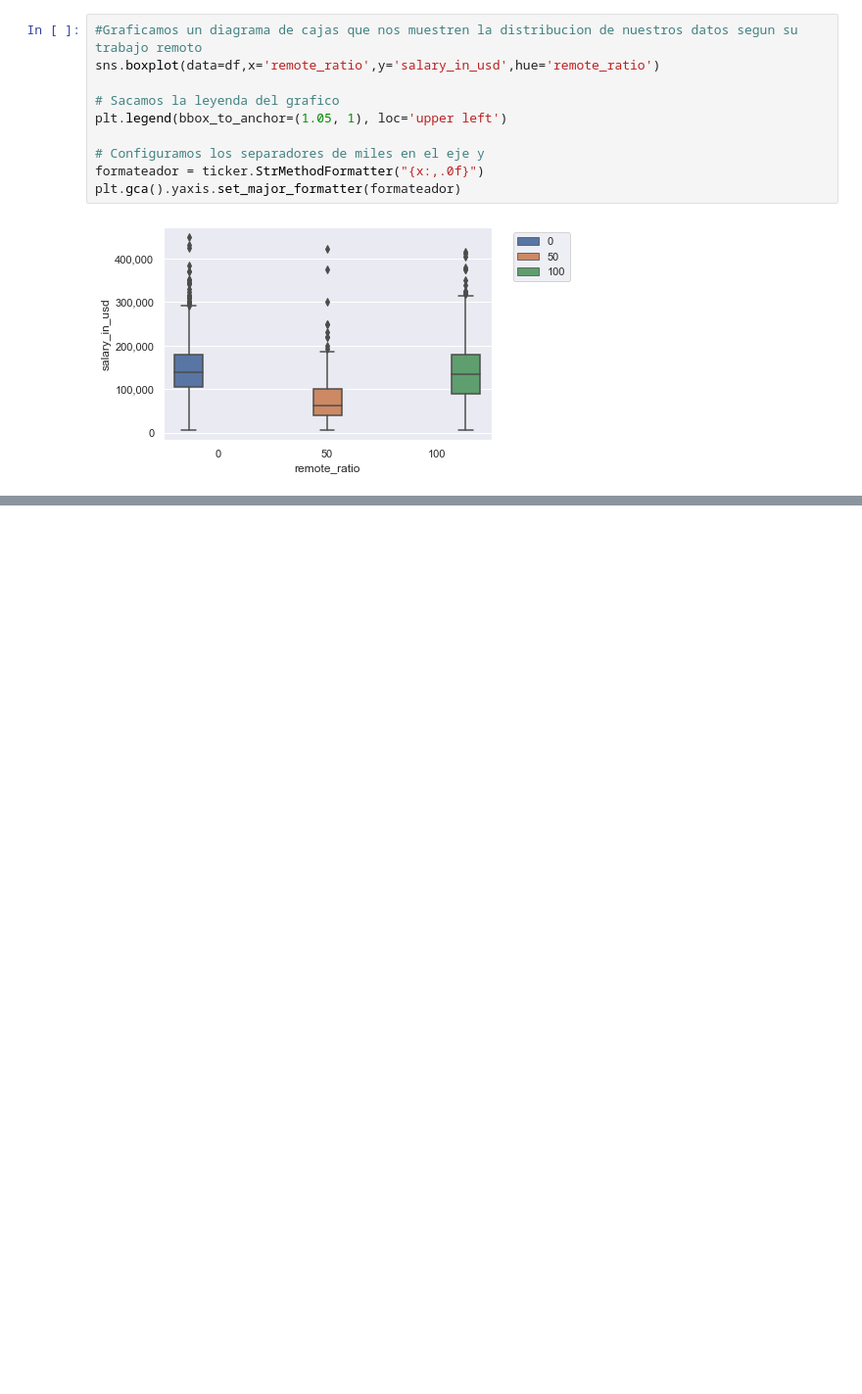
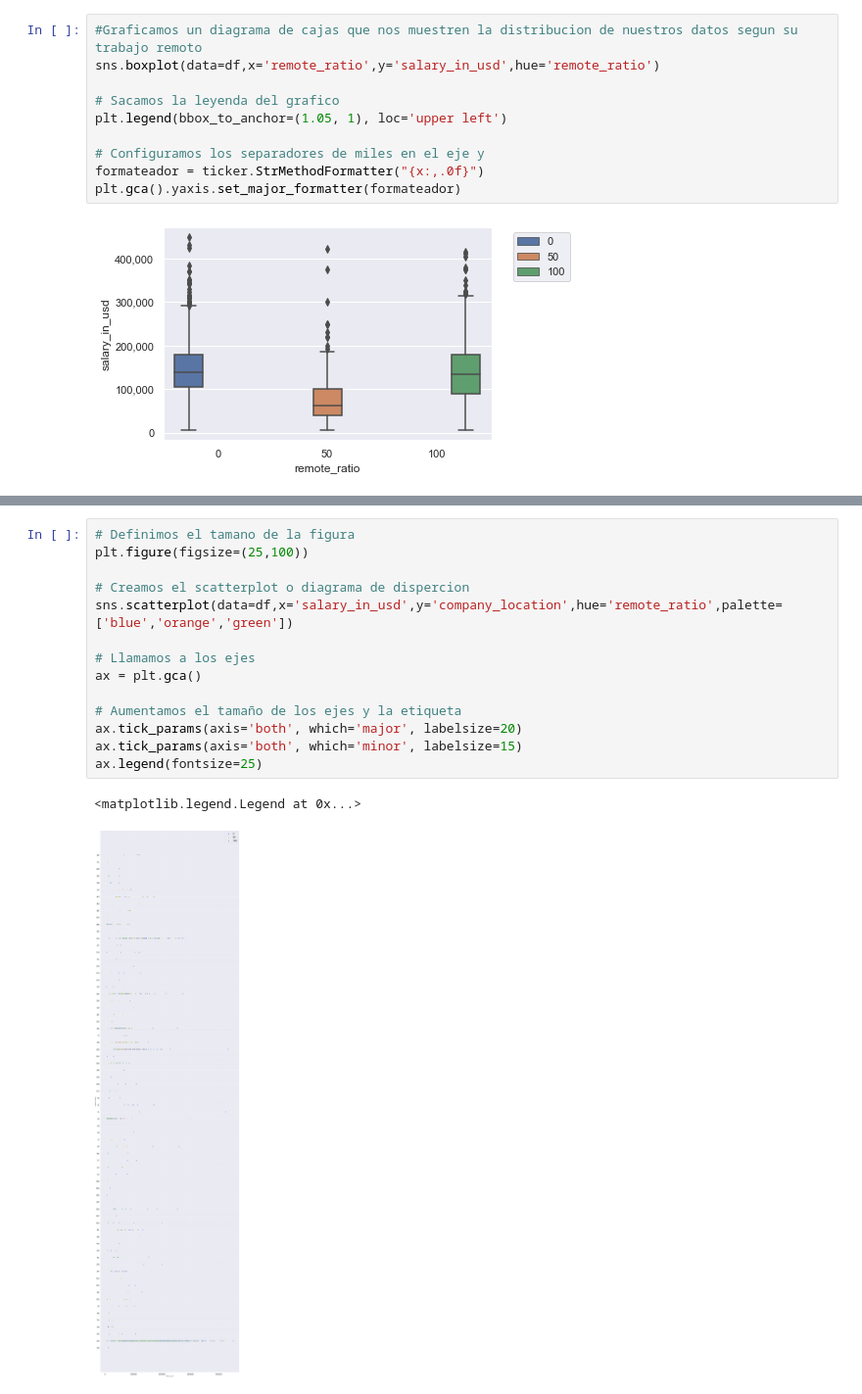
Before and after one commit to alecollado12/PortafolioDS, a Jupyter notebook: Proyects/Salarios de Data Science.ipynb, the cells around one changed output, grey strips where cells are left out. Shown: that part at 98% size. Saved outputs shown, nothing was run; the diff lists cells and outputs as text; blank space fills up the shorter version.

```diff
--- a/Proyects/Salarios de Data Science.ipynb
+++ b/Proyects/Salarios de Data Science.ipynb
@@ -334,0 +345,17 @@ En cuanto a los trabajadores hibridos podemos decir que estos tienen una peor co
+# %%
+# Definimos el tamano de la figura
+plt.figure(figsize=(25,100))
+
+# Creamos el scatterplot o diagrama de dispercion
+sns.scatterplot(data=df,x='salary_in_usd',y='company_location',hue='remote_ratio',palette=['blue','orange','green'])
+
+# Llamamos a los ejes
+ax = plt.gca()
+
+# Aumentamos el tamaño de los ejes y la etiqueta
+ax.tick_params(axis='both', which='major', labelsize=20)
+ax.tick_params(axis='both', which='minor', labelsize=15)
+ax.legend(fontsize=25)
+# %% [output]
+<matplotlib.legend.Legend at 0x...>
+[figure, added]
```
Also changed, not shown: parts of 12 cells of this notebook.
